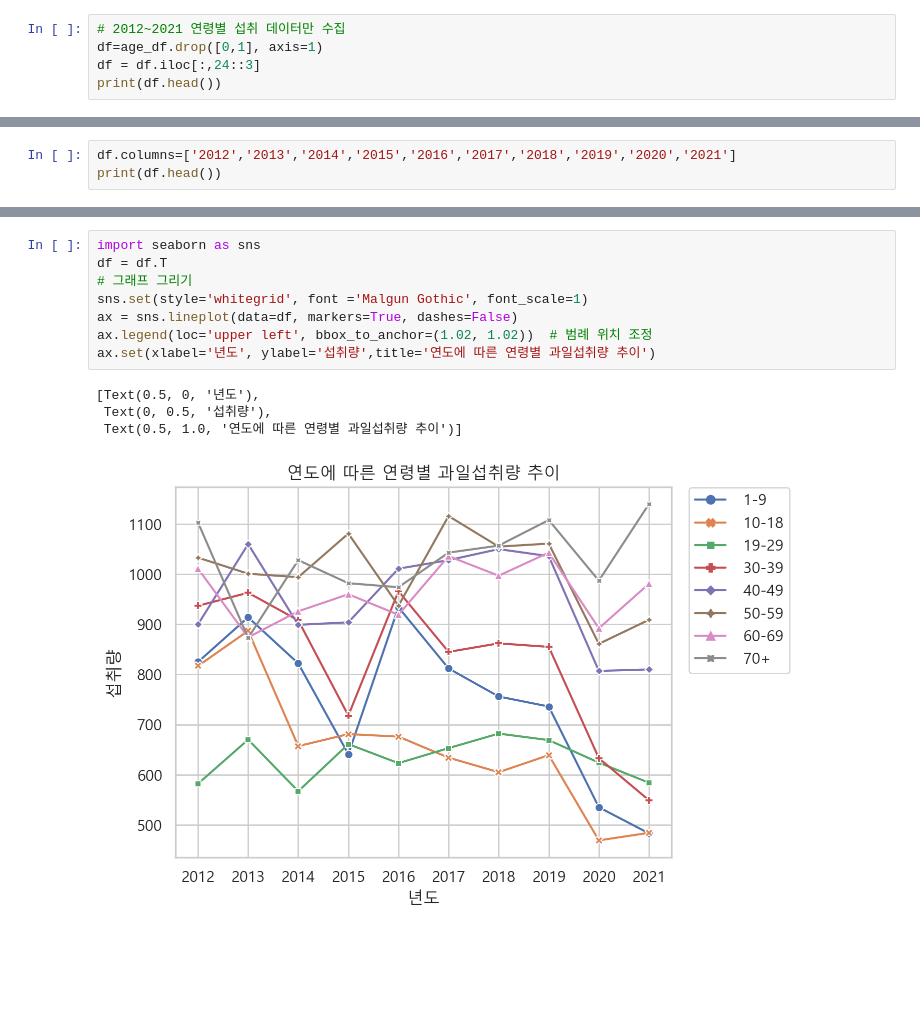
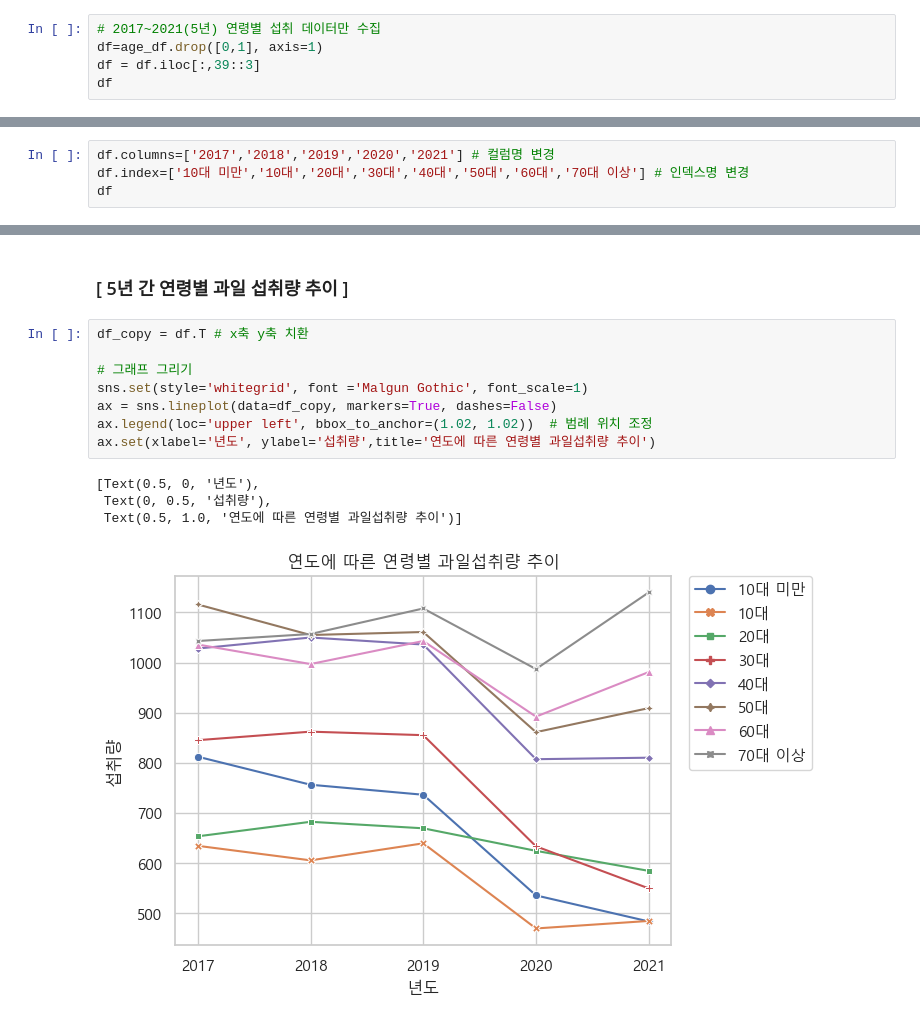
Before and after one commit to jdawoony/big-data-analytics, a Jupyter notebook: 데이터분석 (국내 과일 시장과 소비 분석).ipynb, the cells around one changed output, grey strips where cells are left out. Drawn from its saved outputs; the diff is of its cells as text; blank space fills up the shorter version.

```diff
--- a/데이터분석 (국내 과일 시장과 소비 분석).ipynb
+++ b/데이터분석 (국내 과일 시장과 소비 분석).ipynb
@@ -71,6 +74,6 @@ print(age_df.head())
 # %%
-# 2012~2021 연령별 섭취 데이터만 수집
+# 2017~2021(5년) 연령별 섭취 데이터만 수집
 df=age_df.drop([0,1], axis=1)
-df = df.iloc[:,24::3]
-print(df.head())
+df = df.iloc[:,39::3]
+df
 # %% [output]
@@ -84,4 +90,5 @@ print(df.head())
 # %%
-df.columns=['2012','2013','2014','2015','2016','2017','2018','2019','2020','2021']
-print(df.head())
+df.columns=['2017','2018','2019','2020','2021'] # 컬럼명 변경
+df.index=['10대 미만','10대','20대','30대','40대','50대','60대','70대 이상'] # 인덱스명 변경
+df
 # %% [output]
@@ -95,13 +104,15 @@ print(df.head())
+# %% [markdown]
+### [ 5년 간 연령별 과일 섭취량 추이 ]
 # %%
-import seaborn as sns
-df = df.T
+df_copy = df.T # x축 y축 치환
+
 # 그래프 그리기
 sns.set(style='whitegrid', font ='Malgun Gothic', font_scale=1)
-ax = sns.lineplot(data=df, markers=True, dashes=False)
+ax = sns.lineplot(data=df_copy, markers=True, dashes=False)
 ax.legend(loc='upper left', bbox_to_anchor=(1.02, 1.02))  # 범례 위치 조정
 ax.set(xlabel='년도', ylabel='섭취량',title='연도에 따른 연령별 과일섭취량 추이')
 # %% [output]
 [Text(0.5, 0, '년도'),
  Text(0, 0.5, '섭취량'),
  Text(0.5, 1.0, '연도에 따른 연령별 과일섭취량 추이')]
-[figure, old version]
+[figure, new version]
```
Also changed, not shown: parts of 51 cells of this notebook.
